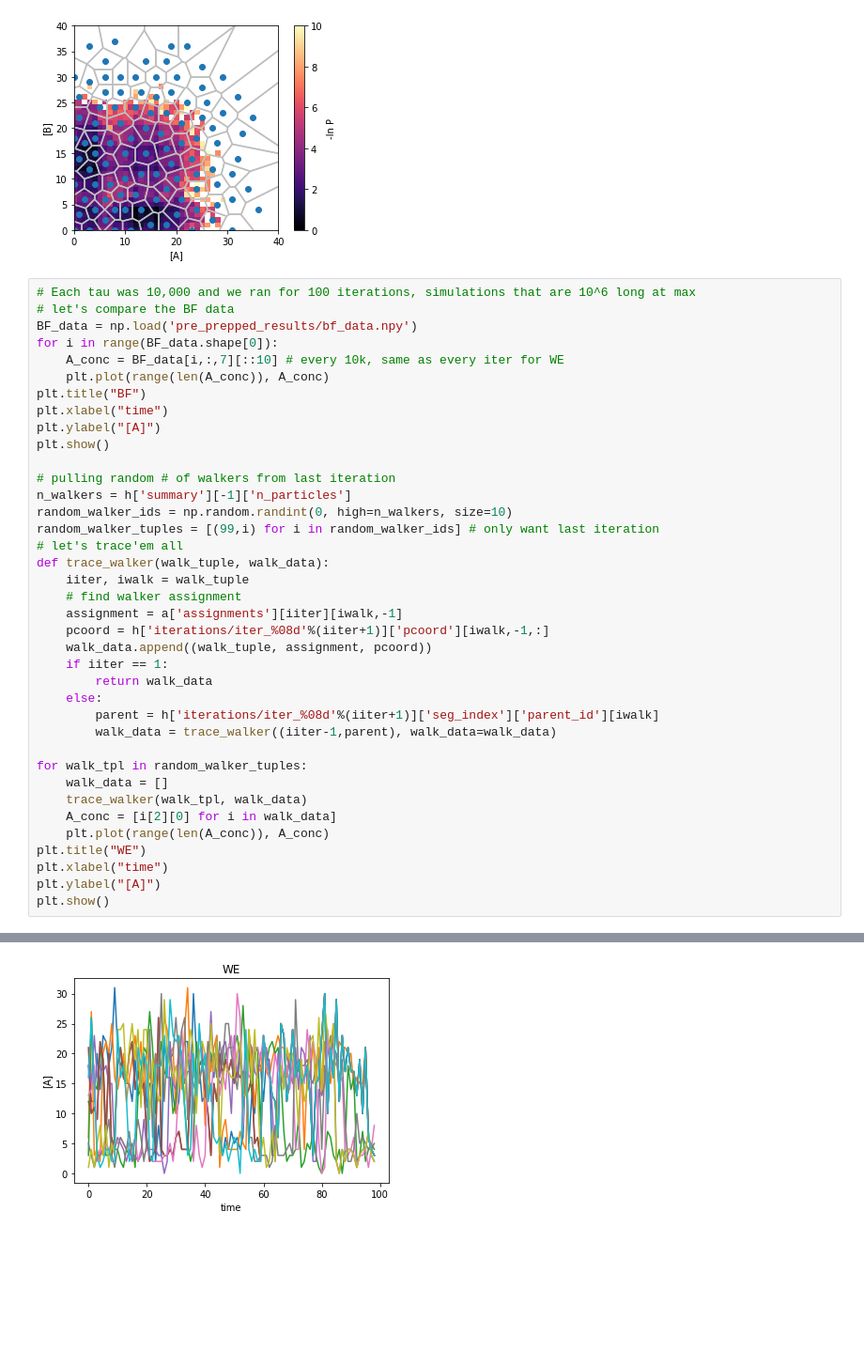
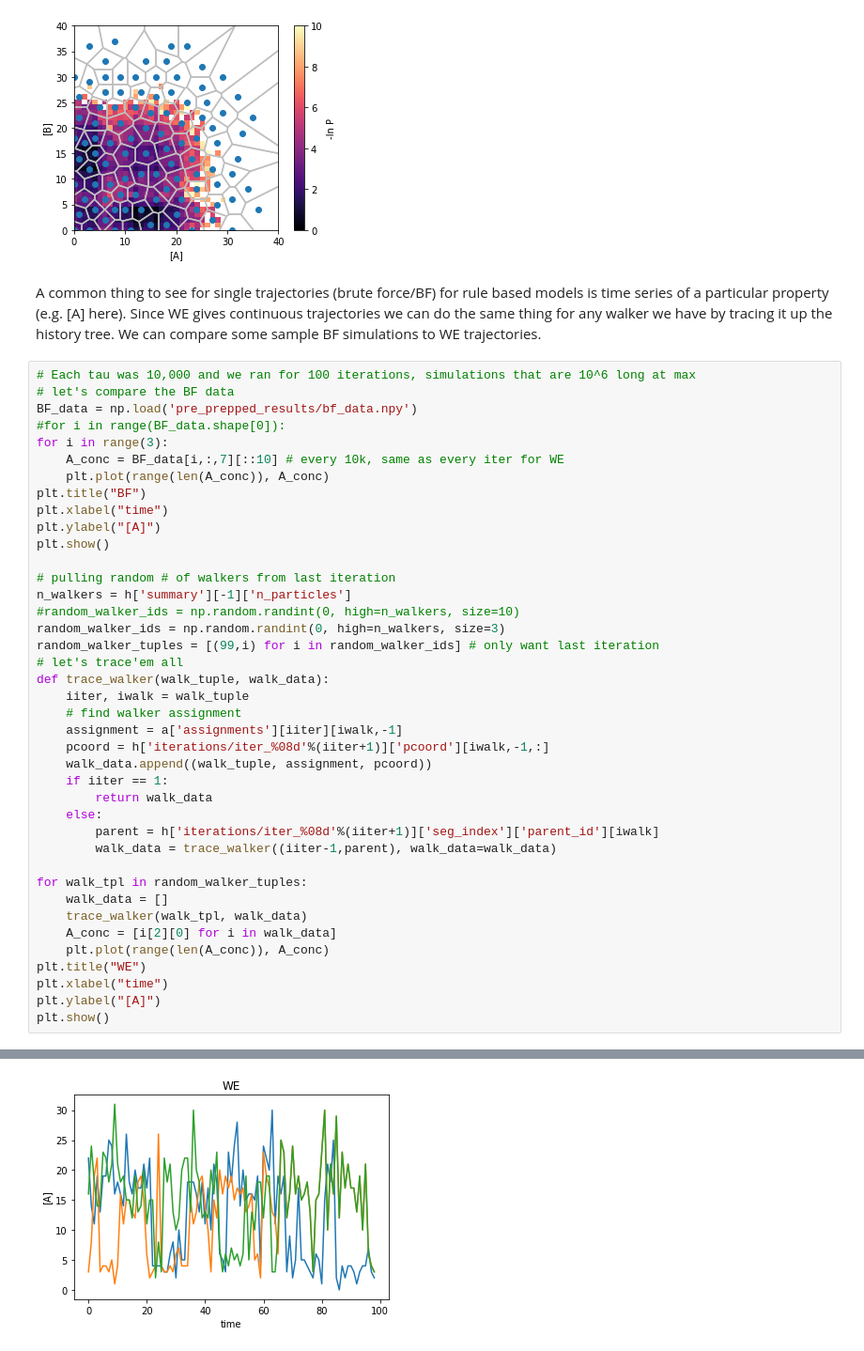
Before and after one commit to ASinanSaglam/WESTPA_Workshop_2018_Saglam, a Jupyter notebook: analysis/analysis.ipynb, the cells around one changed output, grey strips where cells are left out. Shown at 94% size. Saved outputs shown, nothing was run; the diff lists cells and outputs as text; blank space fills up the shorter version.

```diff
--- a/analysis/analysis.ipynb
+++ b/analysis/analysis.ipynb
@@ -462,11 +463,14 @@ plt.ylabel("[B]")
 plt.show()
 # %% [output]
 [figure]
+# %% [markdown]
+A common thing to see for single trajectories (brute force/BF) for rule based models is time series of a particular property (e.g. \[A\] here). Since WE gives continuous trajectories we can do the same thing for any walker we have by tracing it up the history tree. We can compare some sample BF simulations to WE trajectories.
 # %%
 # Each tau was 10,000 and we ran for 100 iterations, simulations that are 10^6 long at max
 # let's compare the BF data
 BF_data = np.load('pre_prepped_results/bf_data.npy')
-for i in range(BF_data.shape[0]):
+#for i in range(BF_data.shape[0]):
+for i in range(3):
     A_conc = BF_data[i,:,7][::10] # every 10k, same as every iter for WE
     plt.plot(range(len(A_conc)), A_conc)
 plt.title("BF")
@@ -476,7 +480,8 @@ plt.show()
 
 # pulling random # of walkers from last iteration
 n_walkers = h['summary'][-1]['n_particles']
-random_walker_ids = np.random.randint(0, high=n_walkers, size=10)
+#random_walker_ids = np.random.randint(0, high=n_walkers, size=10)
+random_walker_ids = np.random.randint(0, high=n_walkers, size=3)
 random_walker_tuples = [(99,i) for i in random_walker_ids] # only want last iteration
 # let's trace'em all
 def trace_walker(walk_tuple, walk_data):
@@ -505 +510 @@ plt.show()
-[figure, old version]
+[figure, new version]
```
Also changed, not shown: parts of 12 cells of this notebook.
